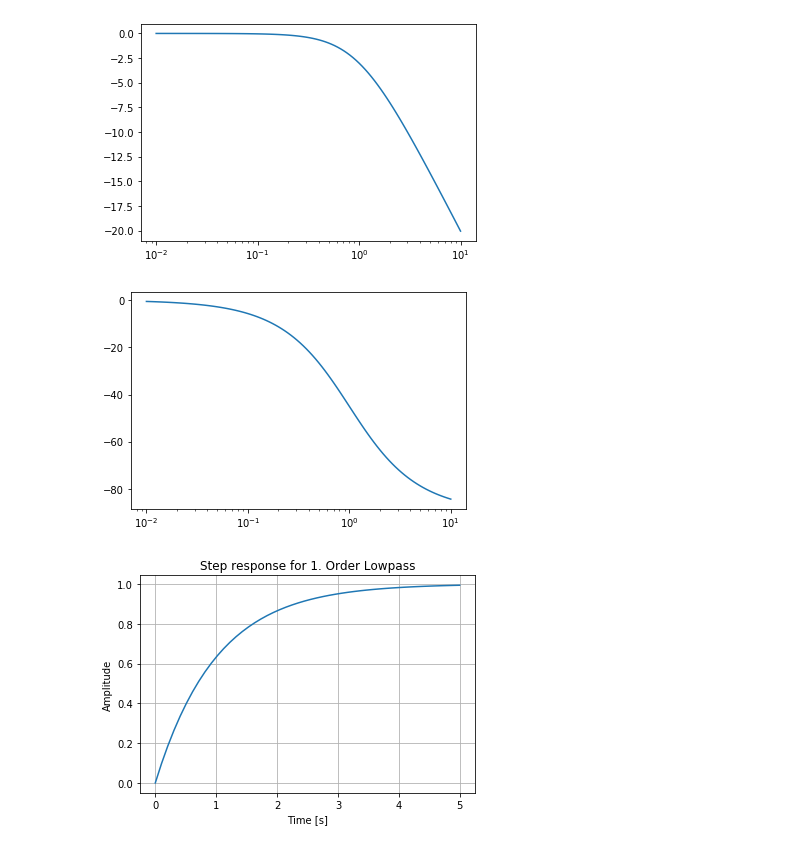
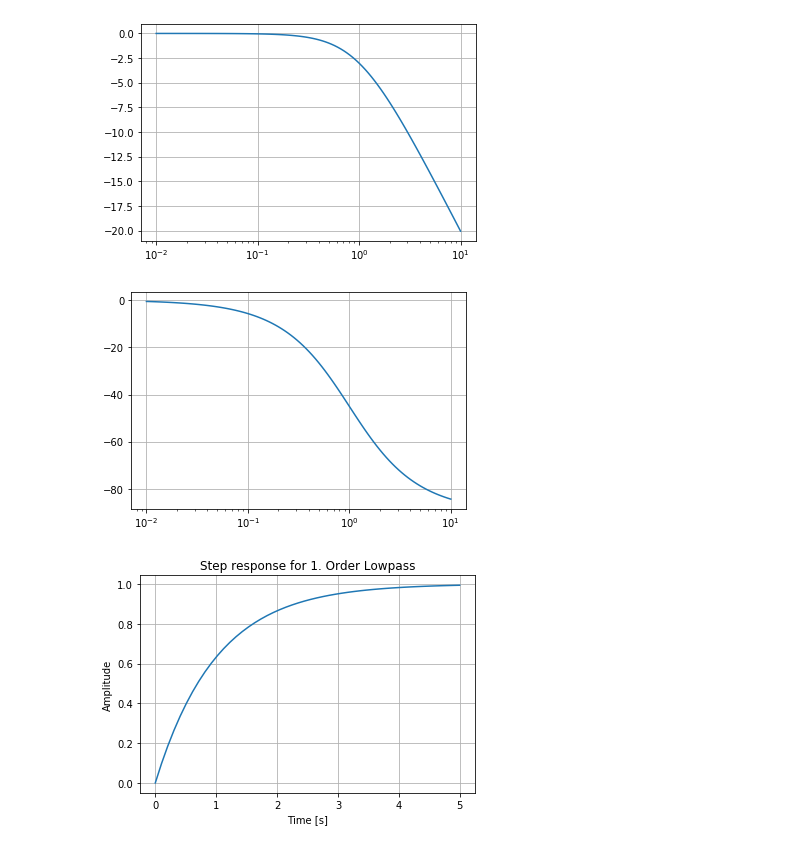
Before and after one commit to giuliovv/tfest, a Jupyter notebook: examples/tfest_example.ipynb, the cells around one changed output. Saved outputs shown, nothing was run; the diff lists cells and outputs as text; code cells hidden in the pictures.

```diff
--- a/examples/tfest_example.ipynb
+++ b/examples/tfest_example.ipynb
@@ -15,13 +15,15 @@ s1 = signal.lti([1], [1, 1])
 # %%
 w, mag, phase = s1.bode()
 plt.figure()
 plt.semilogx(w, mag)    # Bode magnitude plot
+plt.grid()
 plt.figure()
 plt.semilogx(w, phase)  # Bode phase plot
+plt.grid()
 plt.show()
 # %% [output]
-[figure, old version]
+[figure, new version]
-[figure, old version]
+[figure, new version]
 # %%
 t = np.linspace(0, 5, num=50)
 u = np.ones_like(t)
```
Also changed, not shown: 3 other files.
